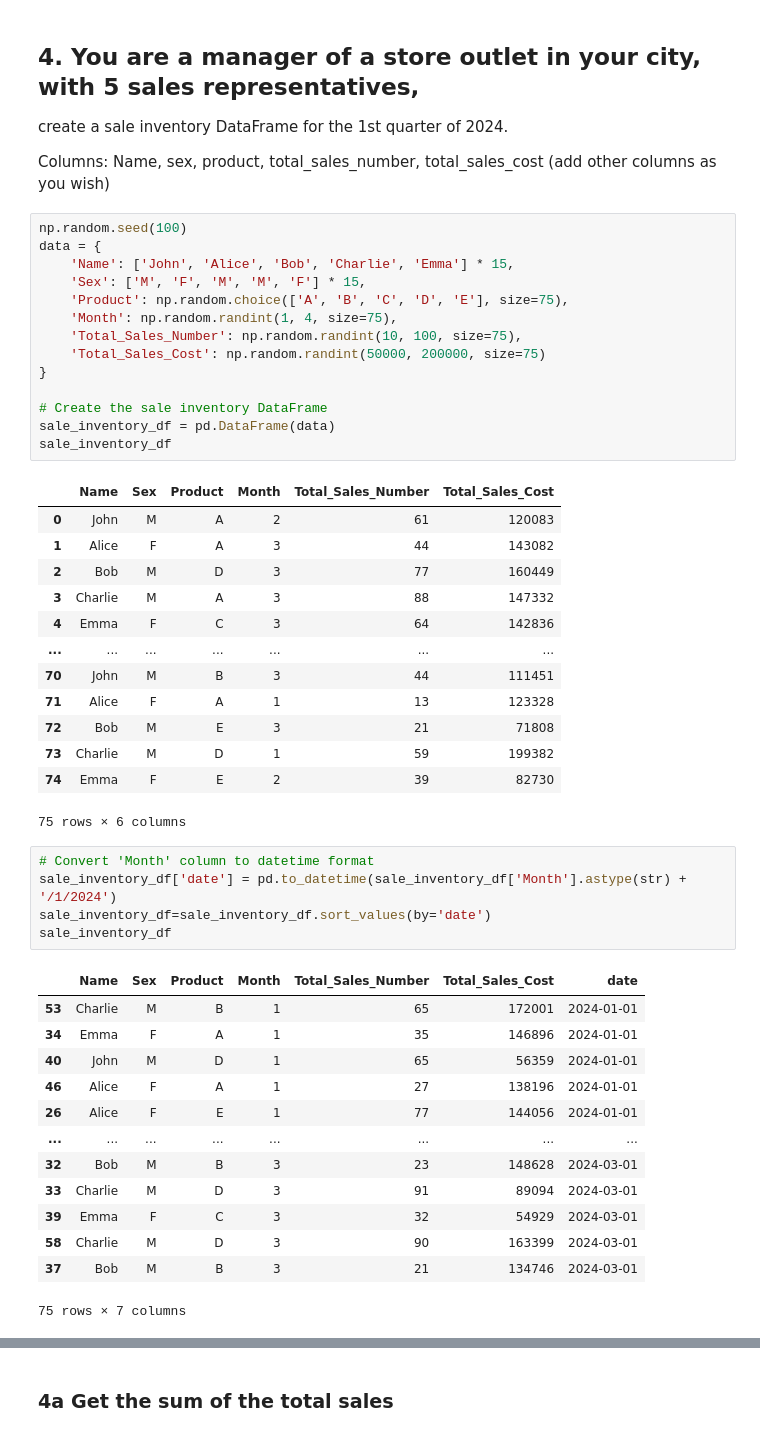
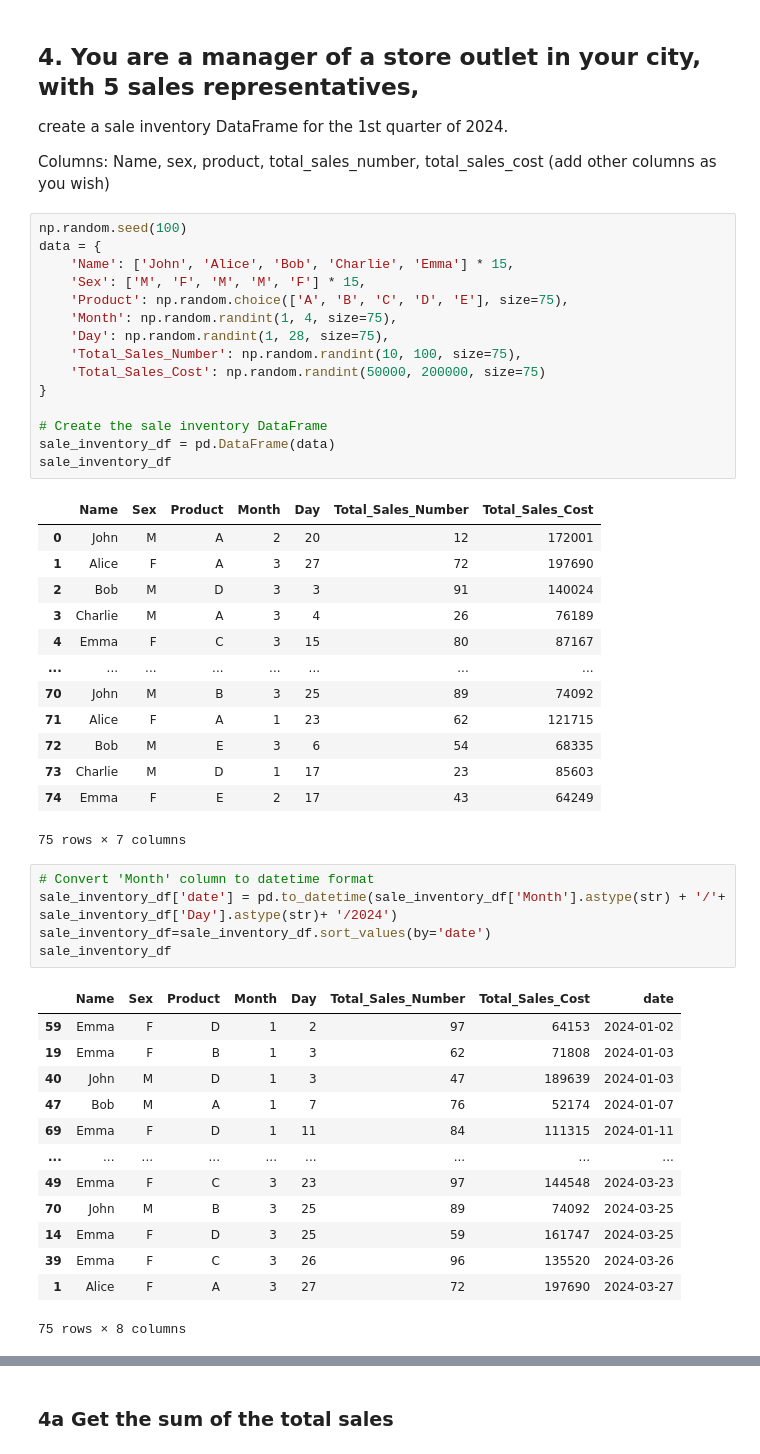
Before and after one commit to Promisekeh/CODE-APRIL, a Jupyter notebook: notebooks/Week 3.ipynb, the cells around one changed output, grey strips where cells are left out. Cells and saved outputs as stored; diff of their text form.

```diff
--- a/notebooks/Week 3.ipynb
+++ b/notebooks/Week 3.ipynb
@@ -619,6 +1249,7 @@ data = {
     'Sex': ['M', 'F', 'M', 'M', 'F'] * 15,
     'Product': np.random.choice(['A', 'B', 'C', 'D', 'E'], size=75),
     'Month': np.random.randint(1, 4, size=75),
+    'Day': np.random.randint(1, 28, size=75),
     'Total_Sales_Number': np.random.randint(10, 100, size=75),
     'Total_Sales_Cost': np.random.randint(50000, 200000, size=75)
 }
@@ -627,38 +1258,38 @@ data = {
 sale_inventory_df = pd.DataFrame(data)
 sale_inventory_df
 # %% [output]
-|  | Name | Sex | Product | Month | Total_Sales_Number | Total_Sales_Cost |
-| 0 | John | M | A | 2 | 61 | 120083 |
-| 1 | Alice | F | A | 3 | 44 | 143082 |
-| 2 | Bob | M | D | 3 | 77 | 160449 |
-| 3 | Charlie | M | A | 3 | 88 | 147332 |
-| 4 | Emma | F | C | 3 | 64 | 142836 |
-| ... | ... | ... | ... | ... | ... | ... |
-| 70 | John | M | B | 3 | 44 | 111451 |
-| 71 | Alice | F | A | 1 | 13 | 123328 |
-| 72 | Bob | M | E | 3 | 21 | 71808 |
-| 73 | Charlie | M | D | 1 | 59 | 199382 |
-| 74 | Emma | F | E | 2 | 39 | 82730 |
+|  | Name | Sex | Product | Month | Day | Total_Sales_Number | Total_Sales_Cost |
+| 0 | John | M | A | 2 | 20 | 12 | 172001 |
+| 1 | Alice | F | A | 3 | 27 | 72 | 197690 |
+| 2 | Bob | M | D | 3 | 3 | 91 | 140024 |
+| 3 | Charlie | M | A | 3 | 4 | 26 | 76189 |
+| 4 | Emma | F | C | 3 | 15 | 80 | 87167 |
+| ... | ... | ... | ... | ... | ... | ... | ... |
+| 70 | John | M | B | 3 | 25 | 89 | 74092 |
+| 71 | Alice | F | A | 1 | 23 | 62 | 121715 |
+| 72 | Bob | M | E | 3 | 6 | 54 | 68335 |
+| 73 | Charlie | M | D | 1 | 17 | 23 | 85603 |
+| 74 | Emma | F | E | 2 | 17 | 43 | 64249 |
-75 rows × 6 columns
+75 rows × 7 columns
 # %%
 # Convert 'Month' column to datetime format
-sale_inventory_df['date'] = pd.to_datetime(sale_inventory_df['Month'].astype(str) + '/1/2024')
+sale_inventory_df['date'] = pd.to_datetime(sale_inventory_df['Month'].astype(str) + '/'+ sale_inventory_df['Day'].astype(str)+ '/2024')
 sale_inventory_df=sale_inventory_df.sort_values(by='date')
 sale_inventory_df
 # %% [output]
-|  | Name | Sex | Product | Month | Total_Sales_Number | Total_Sales_Cost | date |
-| 53 | Charlie | M | B | 1 | 65 | 172001 | 2024-01-01 |
-| 34 | Emma | F | A | 1 | 35 | 146896 | 2024-01-01 |
-| 40 | John | M | D | 1 | 65 | 56359 | 2024-01-01 |
-| 46 | Alice | F | A | 1 | 27 | 138196 | 2024-01-01 |
-| 26 | Alice | F | E | 1 | 77 | 144056 | 2024-01-01 |
-| ... | ... | ... | ... | ... | ... | ... | ... |
-| 32 | Bob | M | B | 3 | 23 | 148628 | 2024-03-01 |
-| 33 | Charlie | M | D | 3 | 91 | 89094 | 2024-03-01 |
-| 39 | Emma | F | C | 3 | 32 | 54929 | 2024-03-01 |
-| 58 | Charlie | M | D | 3 | 90 | 163399 | 2024-03-01 |
-| 37 | Bob | M | B | 3 | 21 | 134746 | 2024-03-01 |
+|  | Name | Sex | Product | Month | Day | Total_Sales_Number | Total_Sales_Cost | date |
+| 59 | Emma | F | D | 1 | 2 | 97 | 64153 | 2024-01-02 |
+| 19 | Emma | F | B | 1 | 3 | 62 | 71808 | 2024-01-03 |
+| 40 | John | M | D | 1 | 3 | 47 | 189639 | 2024-01-03 |
+| 47 | Bob | M | A | 1 | 7 | 76 | 52174 | 2024-01-07 |
+| 69 | Emma | F | D | 1 | 11 | 84 | 111315 | 2024-01-11 |
+| ... | ... | ... | ... | ... | ... | ... | ... | ... |
+| 49 | Emma | F | C | 3 | 23 | 97 | 144548 | 2024-03-23 |
+| 70 | John | M | B | 3 | 25 | 89 | 74092 | 2024-03-25 |
+| 14 | Emma | F | D | 3 | 25 | 59 | 161747 | 2024-03-25 |
+| 39 | Emma | F | C | 3 | 26 | 96 | 135520 | 2024-03-26 |
+| 1 | Alice | F | A | 3 | 27 | 72 | 197690 | 2024-03-27 |
-75 rows × 7 columns
+75 rows × 8 columns
 # %%
 sale_inventory_df['Month']=sale_inventory_df['Month'].replace({1:'January', 2:'Feburary', 3:'March'})
 sale_inventory_df
```
Also changed, not shown: parts of 101 cells of this notebook, 2 other files.
